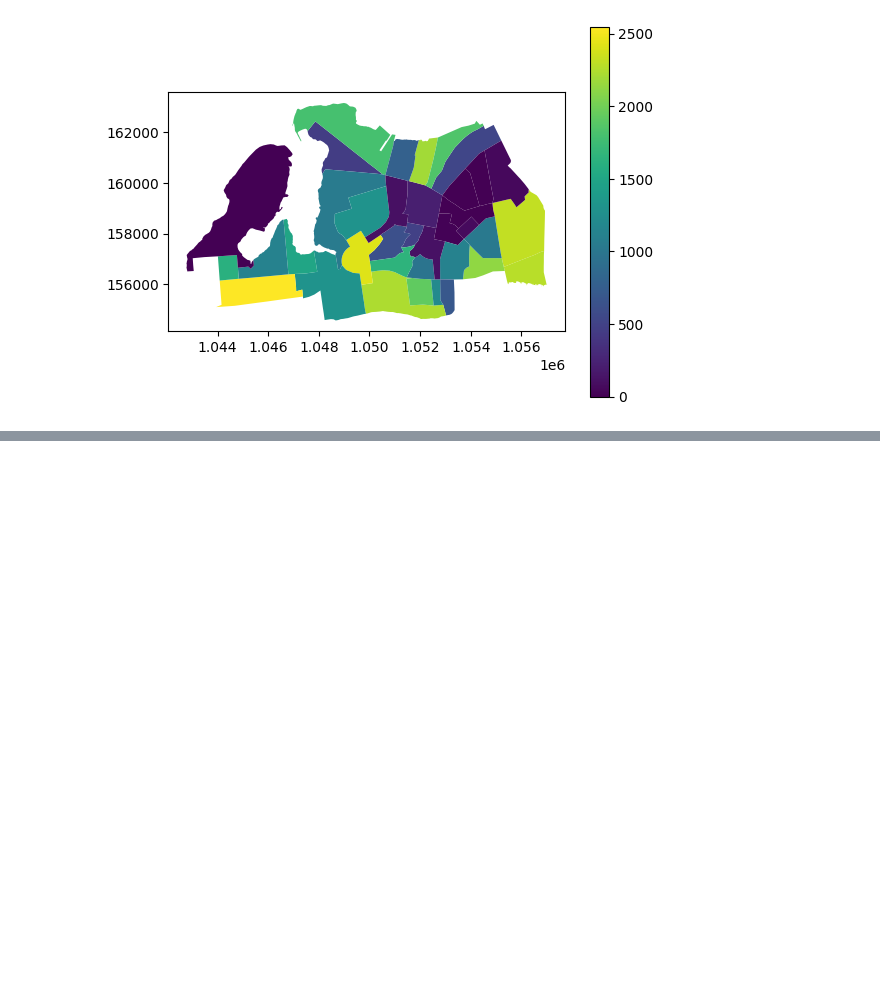
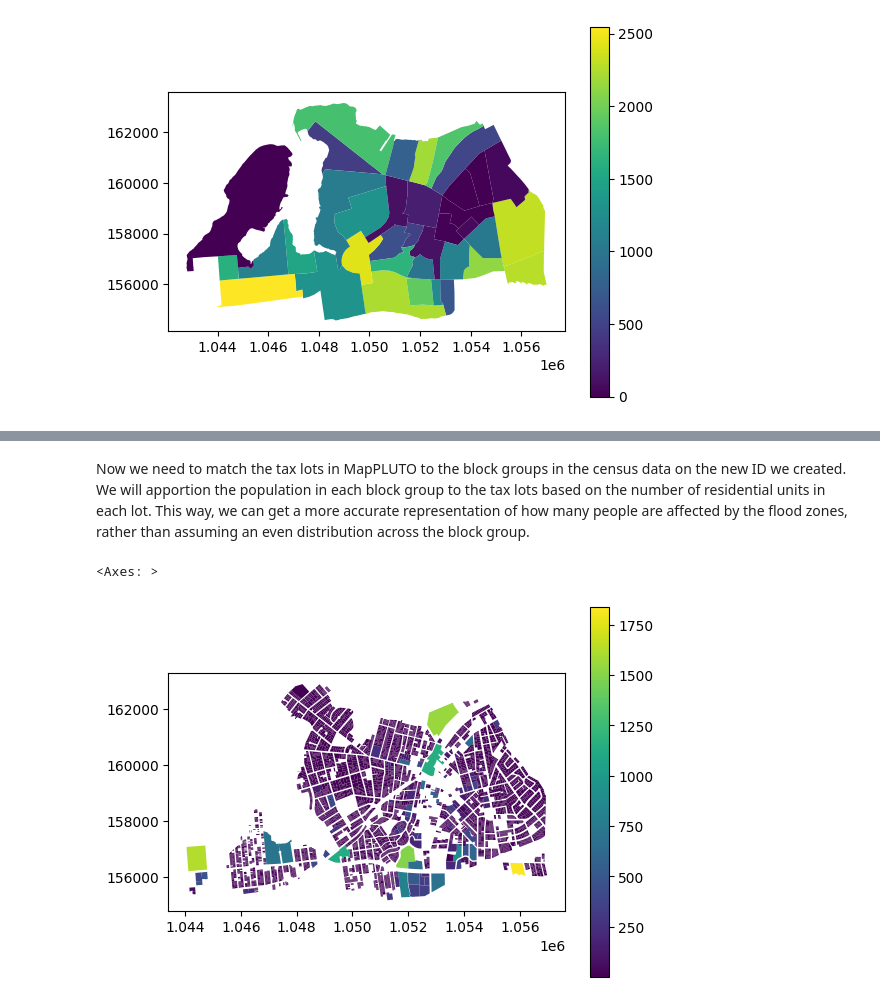
Before and after one commit to mapping-systems/cdp-mapping-systems, a Jupyter notebook: content/Tutorials/flood_vulnerability_proportional_split.ipynb, the cells around one changed output, grey strips where cells are left out. Saved outputs shown, nothing was run; the diff lists cells and outputs as text; code cells hidden in the pictures; blank space fills up the shorter version.

```diff
--- a/content/Tutorials/flood_vulnerability_proportional_split.ipynb
+++ b/content/Tutorials/flood_vulnerability_proportional_split.ipynb
@@ -148,0 +158,2 @@ Text(0.5, 1.0, 'Randomly distributed population points in Far Rockaway')
+# %%
+far_rockaway_pluto_gdf["block_group"] = far_rockaway_pluto_gdf["BCTCB2020"].str[1:8]
@@ -148,0 +171,36 @@ Text(0.5, 1.0, 'Randomly distributed population points in Far Rockaway')
+# %%
+census_far_rockaway_gdf["block_group"] = census_far_rockaway_gdf["GISJOIN"].str[8:]
+# %% [markdown]
+Now we need to match the tax lots in MapPLUTO to the block groups in the census data on the new ID we created. We will apportion the population in each block group to the tax lots based on the number of residential units in each lot. This way, we can get a more accurate representation of how many people are affected by the flood zones, rather than assuming an even distribution across the block group.
+# %%
+def apportion_population_to_tax_lot(row, pluto_gdf, census_gdf):
+    """Apportion population in a census block group to tax lots based on the number of residential units.
+    returns the population per tax lot
+    """
+    block_group = row["block_group"]
+    # get total pop from the census gdf
+    if block_group not in census_gdf["block_group"].values:
+        return 0
+    population = census_gdf[census_gdf["block_group"] == block_group][
+        "Total Pop (Race/Ethnicity)"
+    ].values[0]
+    pluto_subset = pluto_gdf[pluto_gdf["block_group"] == block_group]
+    total_units = pluto_subset["UnitsRes"].sum()
+    if total_units == 0:
+        return 0
+    row["pop_apportioned"] = row["UnitsRes"] / total_units * population
+    return row["pop_apportioned"]
+# %%
+far_rockaway_pluto_gdf["est_pop_per_lot"] = far_rockaway_pluto_gdf.apply(
+    lambda row: apportion_population_to_tax_lot(
+        row, far_rockaway_pluto_gdf, census_far_rockaway_gdf
+    ),
+    axis=1,
+)
+# %%
+far_rockaway_pluto_gdf[far_rockaway_pluto_gdf.est_pop_per_lot.gt(0)].plot(
+    column="est_pop_per_lot", legend=True
+)
+# %% [output]
+<Axes: >
+[figure, added]
```
Also changed, not shown: parts of 11 cells of this notebook.
